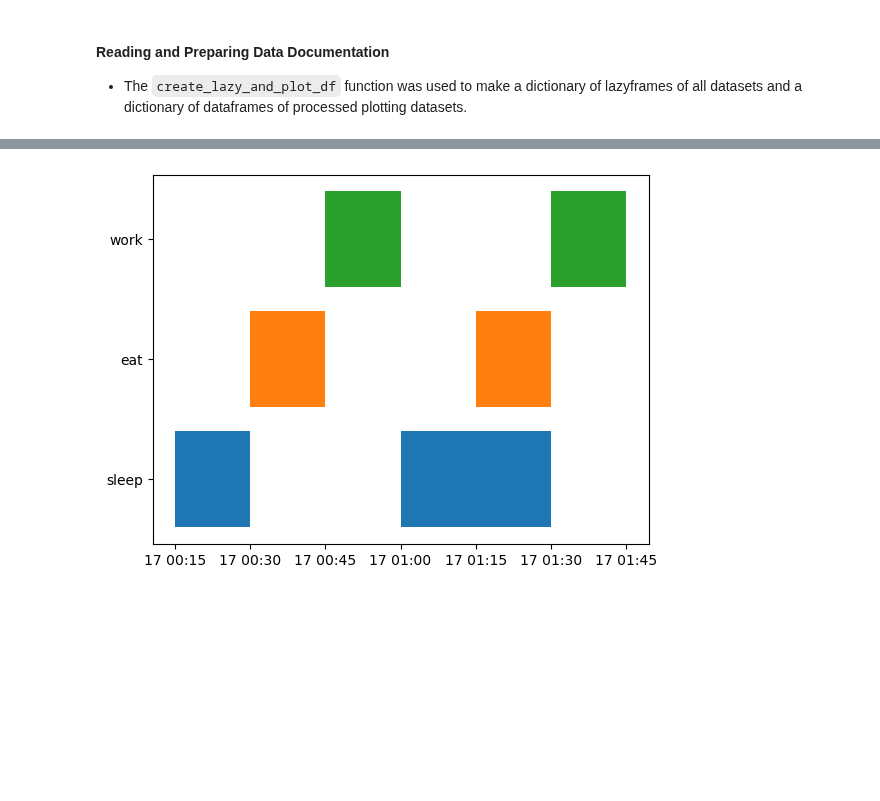
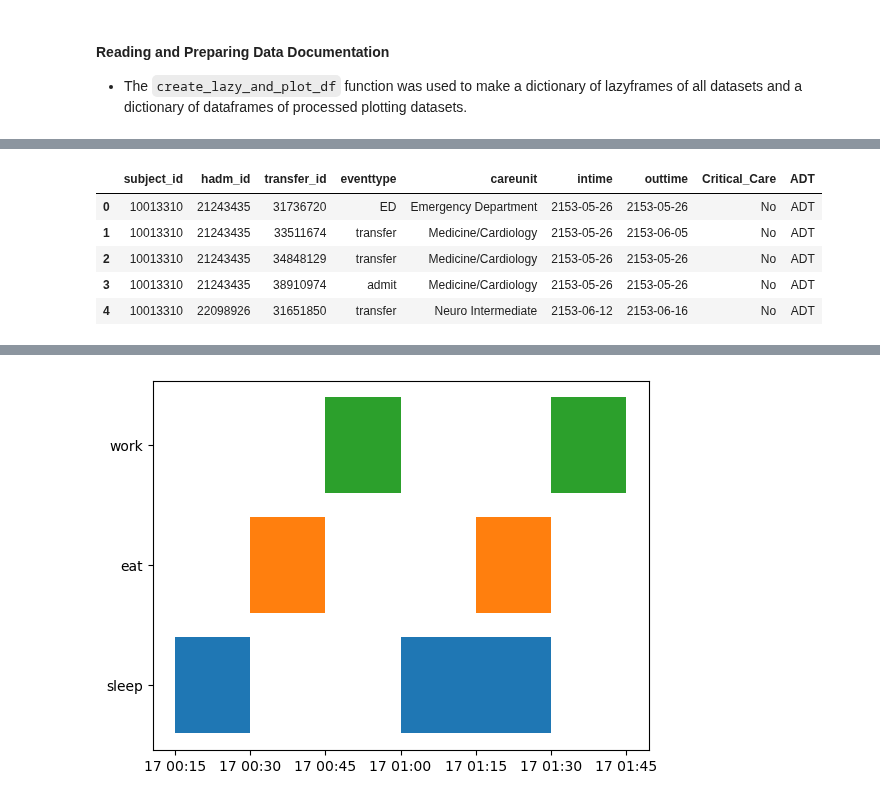
Before and after one commit to taylorswrite/biostat-203c-2024-spring, a Jupyter notebook: hw4/hw4.ipynb, the cells around one changed output, grey strips where cells are left out. Drawn from its saved outputs; the diff is of its cells as text; code cells hidden in the pictures; blank space fills up the shorter version.

```diff
--- a/hw4/hw4.ipynb
+++ b/hw4/hw4.ipynb
@@ -675,0 +701,9 @@ Wall time: 365 ms
+# %%
+df_dict['plot_transfer'].to_pandas().head()
+# %% [output]
+|  | subject_id | hadm_id | transfer_id | eventtype | careunit | intime | outtime | Critical_Care | ADT |
+| 0 | 10013310 | 21243435 | 31736720 | ED | Emergency Department | 2153-05-26 | 2153-05-26 | No | ADT |
+| 1 | 10013310 | 21243435 | 33511674 | transfer | Medicine/Cardiology | 2153-05-26 | 2153-06-05 | No | ADT |
+| 2 | 10013310 | 21243435 | 34848129 | transfer | Medicine/Cardiology | 2153-05-26 | 2153-05-26 | No | ADT |
+| 3 | 10013310 | 21243435 | 38910974 | admit | Medicine/Cardiology | 2153-05-26 | 2153-05-26 | No | ADT |
+| 4 | 10013310 | 22098926 | 31651850 | transfer | Neuro Intermediate | 2153-06-12 | 2153-06-16 | No | ADT |
```
Also changed, not shown: parts of 12 cells of this notebook.
